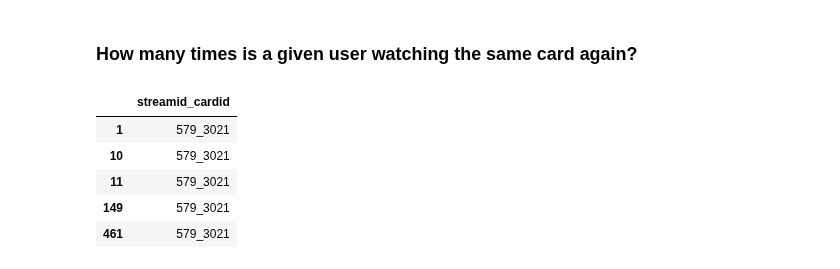
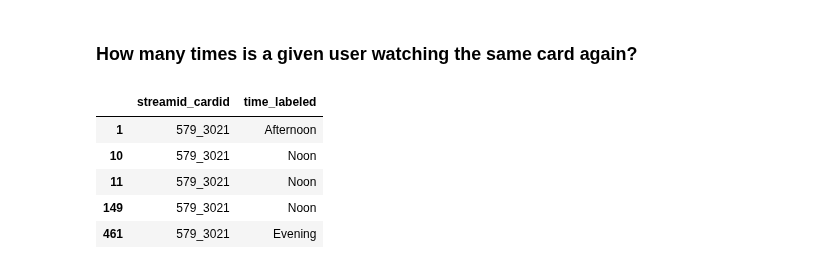
Before and after one commit to ace-racer/ContextualRecommender, a Jupyter notebook: hybird_recommender/Process raw stream views.ipynb, the cells around one changed output. Cells and saved outputs as stored; diff of their text form; code cells hidden in the pictures.

```diff
--- a/hybird_recommender/Process raw stream views.ipynb
+++ b/hybird_recommender/Process raw stream views.ipynb
@@ -160,13 +160,13 @@ stream_views_df["streamid_cardid"] = stream_views_df["STREAMID"].map(str) + "_"
 # %% [markdown]
 ### How many times is a given user watching the same card again?
 # %%
-user_views_df = stream_views_df[stream_views_df["USERID"] == 1054][["streamid_cardid"]]
+user_views_df = stream_views_df[stream_views_df["USERID"] == 1054][["streamid_cardid", "time_labeled"]]
 user_views_df.head()
 # %% [output]
-|  | streamid_cardid |
-| 1 | 579_3021 |
-| 10 | 579_3021 |
-| 11 | 579_3021 |
-| 149 | 579_3021 |
-| 461 | 579_3021 |
+|  | streamid_cardid | time_labeled |
+| 1 | 579_3021 | Afternoon |
+| 10 | 579_3021 | Noon |
+| 11 | 579_3021 | Noon |
+| 149 | 579_3021 | Noon |
+| 461 | 579_3021 | Evening |
 # %%
```
Also changed, not shown: parts of 3 cells of this notebook, 1 other file.
